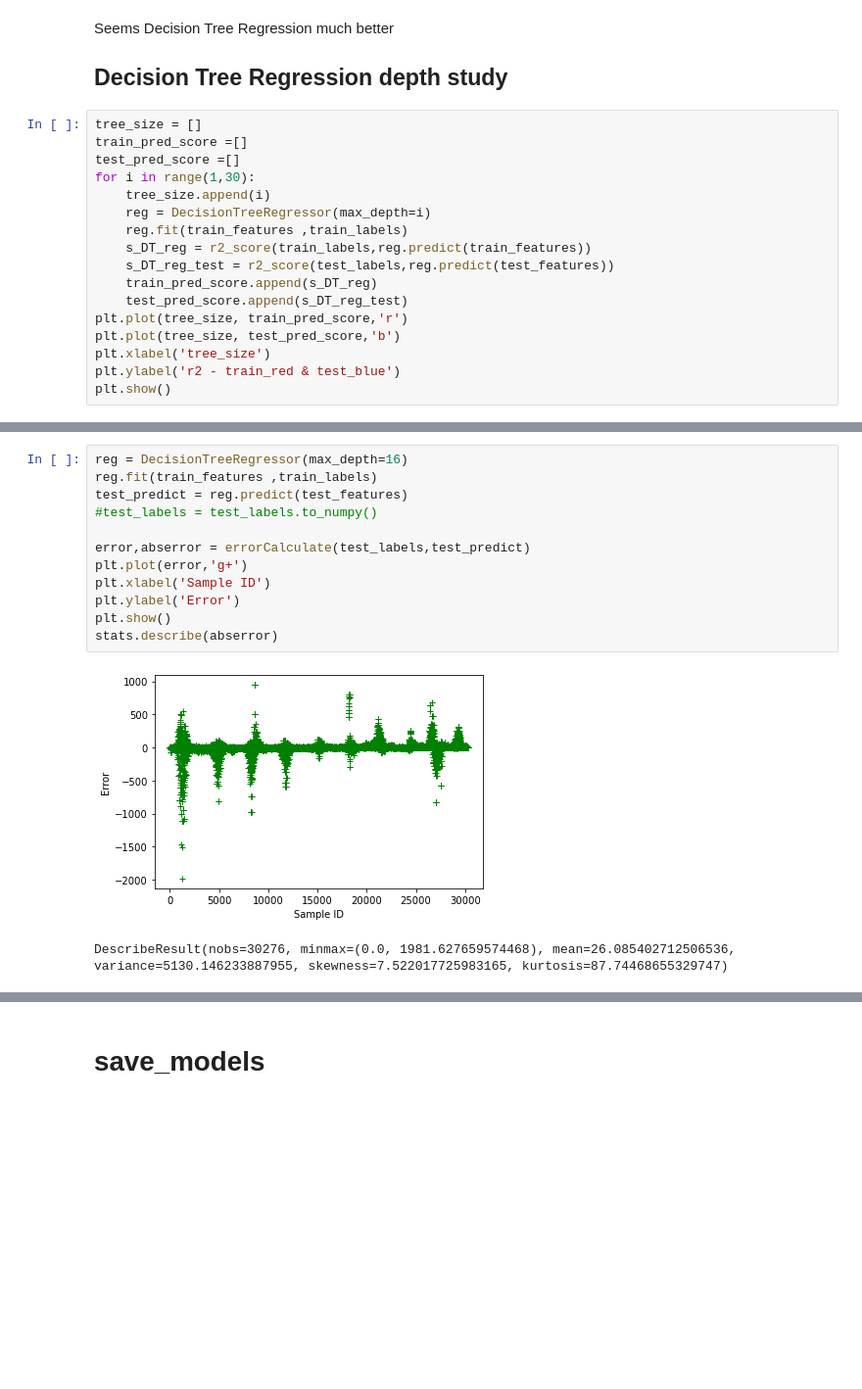
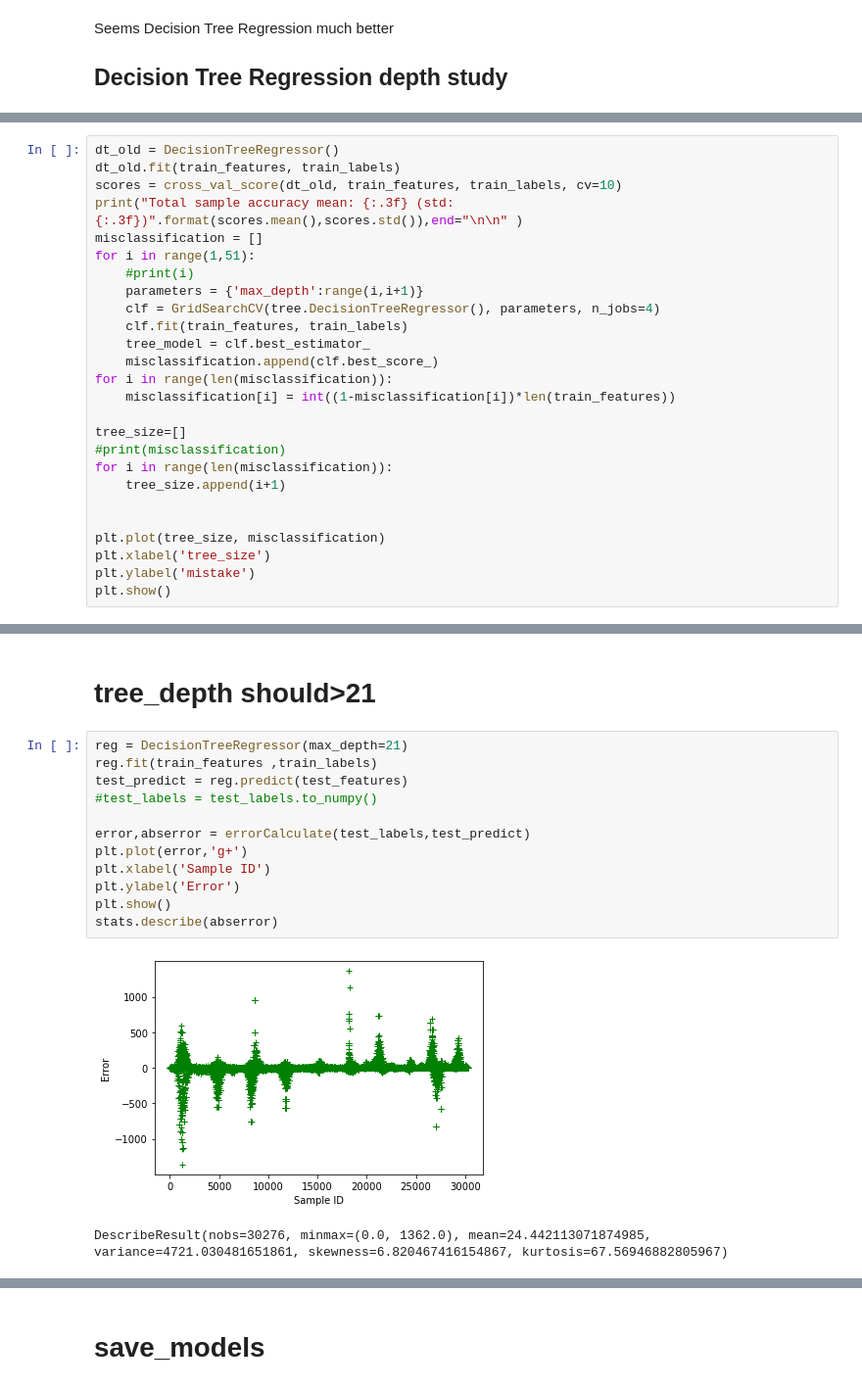
Before and after one commit to xxy92dec/2020F_Project, a Jupyter notebook: ServerPart/flu-trend/Flu Linear Regression & Decision Tree Regression.ipynb, the cells around one changed output, grey strips where cells are left out. Shown: that part at 98% size. Drawn from its saved outputs; the diff is of its cells as text; blank space fills up the shorter version.

```diff
--- a/ServerPart/flu-trend/Flu Linear Regression & Decision Tree Regression.ipynb
+++ b/ServerPart/flu-trend/Flu Linear Regression & Decision Tree Regression.ipynb
@@ -81,20 +87,3 @@ print(mean_squared_error(train_labels,reg.predict(train_features)),mean_squared_
 # %% [markdown]
 Seems Decision Tree Regression much better
 ## Decision Tree Regression depth study
-# %%
-tree_size = []
-train_pred_score =[]
-test_pred_score =[]
-for i in range(1,30):
-    tree_size.append(i)
-    reg = DecisionTreeRegressor(max_depth=i)
-    reg.fit(train_features ,train_labels)
-    s_DT_reg = r2_score(train_labels,reg.predict(train_features))
-    s_DT_reg_test = r2_score(test_labels,reg.predict(test_features))
-    train_pred_score.append(s_DT_reg)
-    test_pred_score.append(s_DT_reg_test)
-plt.plot(tree_size, train_pred_score,'r')
-plt.plot(tree_size, test_pred_score,'b')
-plt.xlabel('tree_size')
-plt.ylabel('r2 - train_red & test_blue')
-plt.show()
@@ -104,0 +90,26 @@ after tree size > 16, the score will not change.
+# %%
+dt_old = DecisionTreeRegressor()
+dt_old.fit(train_features, train_labels)
+scores = cross_val_score(dt_old, train_features, train_labels, cv=10)
+print("Total sample accuracy mean: {:.3f} (std: {:.3f})".format(scores.mean(),scores.std()),end="\n\n" )
+misclassification = []
+for i in range(1,51):
+    #print(i)
+    parameters = {'max_depth':range(i,i+1)}
+    clf = GridSearchCV(tree.DecisionTreeRegressor(), parameters, n_jobs=4)
+    clf.fit(train_features, train_labels)
+    tree_model = clf.best_estimator_
+    misclassification.append(clf.best_score_)
+for i in range(len(misclassification)):
+    misclassification[i] = int((1-misclassification[i])*len(train_features))
+
+tree_size=[]
+#print(misclassification)
+for i in range(len(misclassification)):
+    tree_size.append(i+1)
+
+
+plt.plot(tree_size, misclassification)
+plt.xlabel('tree_size')
+plt.ylabel('mistake')
+plt.show()
@@ -105,18 +119,20 @@ after tree size > 16, the score will not change.
+# %% [markdown]
+# tree_depth should>21
 # %%
-reg = DecisionTreeRegressor(max_depth=16)
+reg = DecisionTreeRegressor(max_depth=21)
 reg.fit(train_features ,train_labels)
 test_predict = reg.predict(test_features)
 #test_labels = test_labels.to_numpy()
 
 error,abserror = errorCalculate(test_labels,test_predict)
 plt.plot(error,'g+')
 plt.xlabel('Sample ID')
 plt.ylabel('Error')
 plt.show()
 stats.describe(abserror)
 # %% [output]
-[figure, old version]
+[figure, new version]
-DescribeResult(nobs=30276, minmax=(0.0, 1981.627659574468), mean=26.085402712506536, variance=5130.146233887955, skewness=7.522017725983165, kurtosis=87.74468655329747)
+DescribeResult(nobs=30276, minmax=(0.0, 1362.0), mean=24.442113071874985, variance=4721.030481651861, skewness=6.820467416154867, kurtosis=67.56946882805967)
 # %%
 r2_score(test_labels,reg.predict(test_features))
 # %% [output]
```
Also changed, not shown: parts of 6 cells of this notebook, 5 other files.
